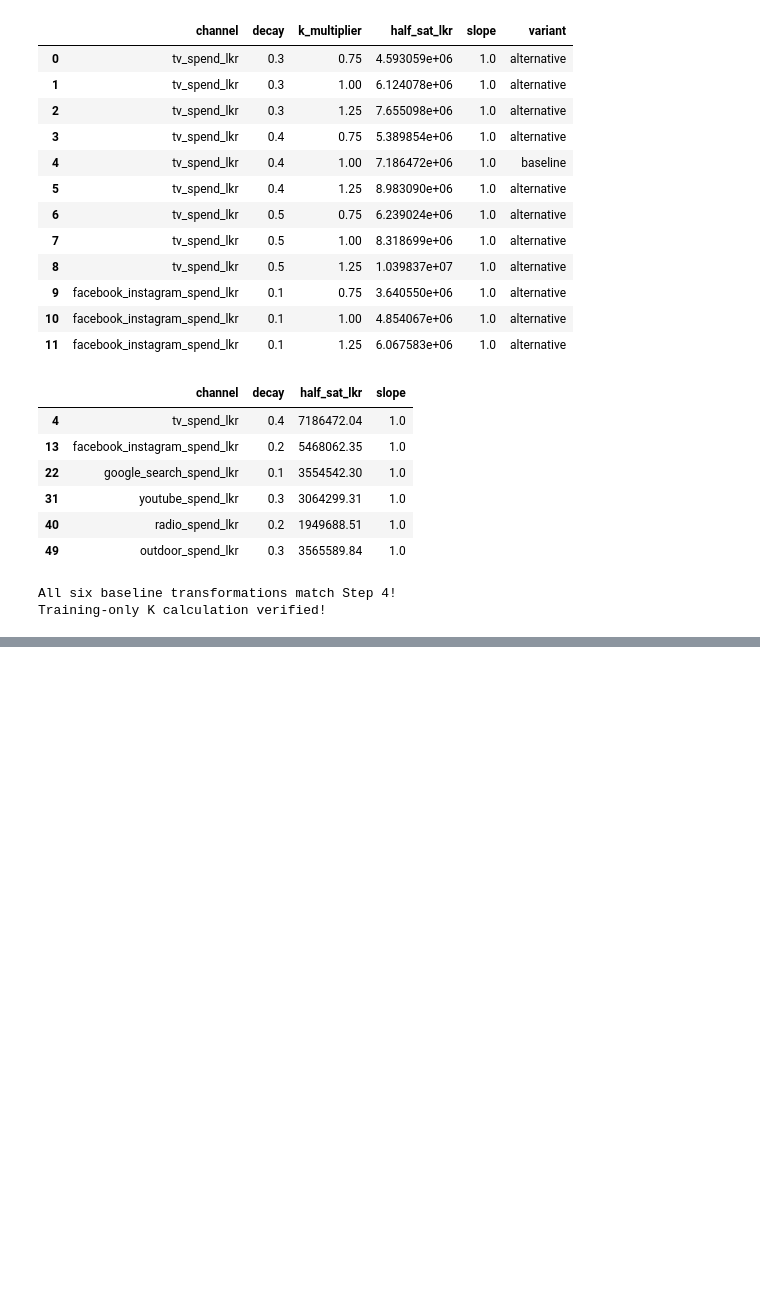
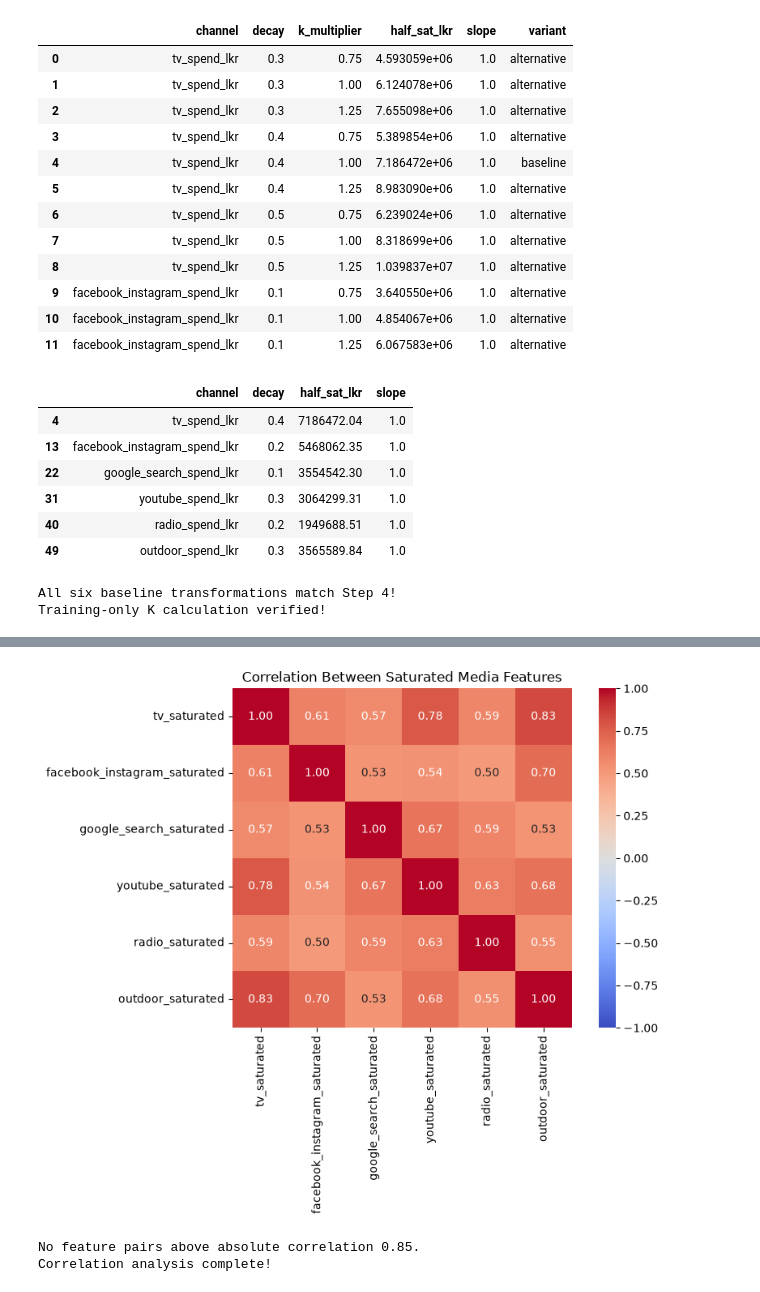
Before and after one commit to IBL11/mmm-budget-optimization, a Jupyter notebook: notebooks/04_transformations.ipynb, the cells around one changed output, grey strips where cells are left out. Cells and saved outputs as stored; diff of their text form; code cells hidden in the pictures; blank space fills up the shorter version.

```diff
--- a/notebooks/04_transformations.ipynb
+++ b/notebooks/04_transformations.ipynb
@@ -719,0 +1009,62 @@ Training-only K calculation verified!
+# %%
+
+import seaborn as sns
+
+train_media = media_features[
+    feature_cols
+].iloc[:train_end]
+
+correlation_matrix = train_media.corr()
+
+plt.figure(figsize=(9, 7))
+
+sns.heatmap(
+    correlation_matrix,
+    annot=True,
+    fmt=".2f",
+    cmap="coolwarm",
+    vmin=-1,
+    vmax=1,
+    square=True
+)
+
+plt.title("Correlation Between Saturated Media Features")
+plt.tight_layout()
+
+corr_path = (
+    FIGURES / "mmm_media_feature_correlations.png"
+)
+
+plt.savefig(
+    corr_path,
+    dpi=160,
+    bbox_inches="tight"
+)
+
+plt.show()
+
+# Identify potentially strong correlations
+high_corr_pairs = []
+
+for i in range(len(feature_cols)):
+    for j in range(i + 1, len(feature_cols)):
+
+        value = correlation_matrix.iloc[i, j]
+
+        if abs(value) > 0.85:
+            high_corr_pairs.append(
+                (feature_cols[i], feature_cols[j], value)
+            )
+
+if high_corr_pairs:
+    print("Potentially high feature correlations:")
+    for a, b, value in high_corr_pairs:
+        print(f"{a} vs {b}: {value:.3f}")
+else:
+    print("No feature pairs above absolute correlation 0.85.")
+
+print("Correlation analysis complete!")
+# %% [output]
+[figure, added]
+No feature pairs above absolute correlation 0.85.
+Correlation analysis complete!
```
Also changed, not shown: parts of 4 cells of this notebook, 4 other files.
